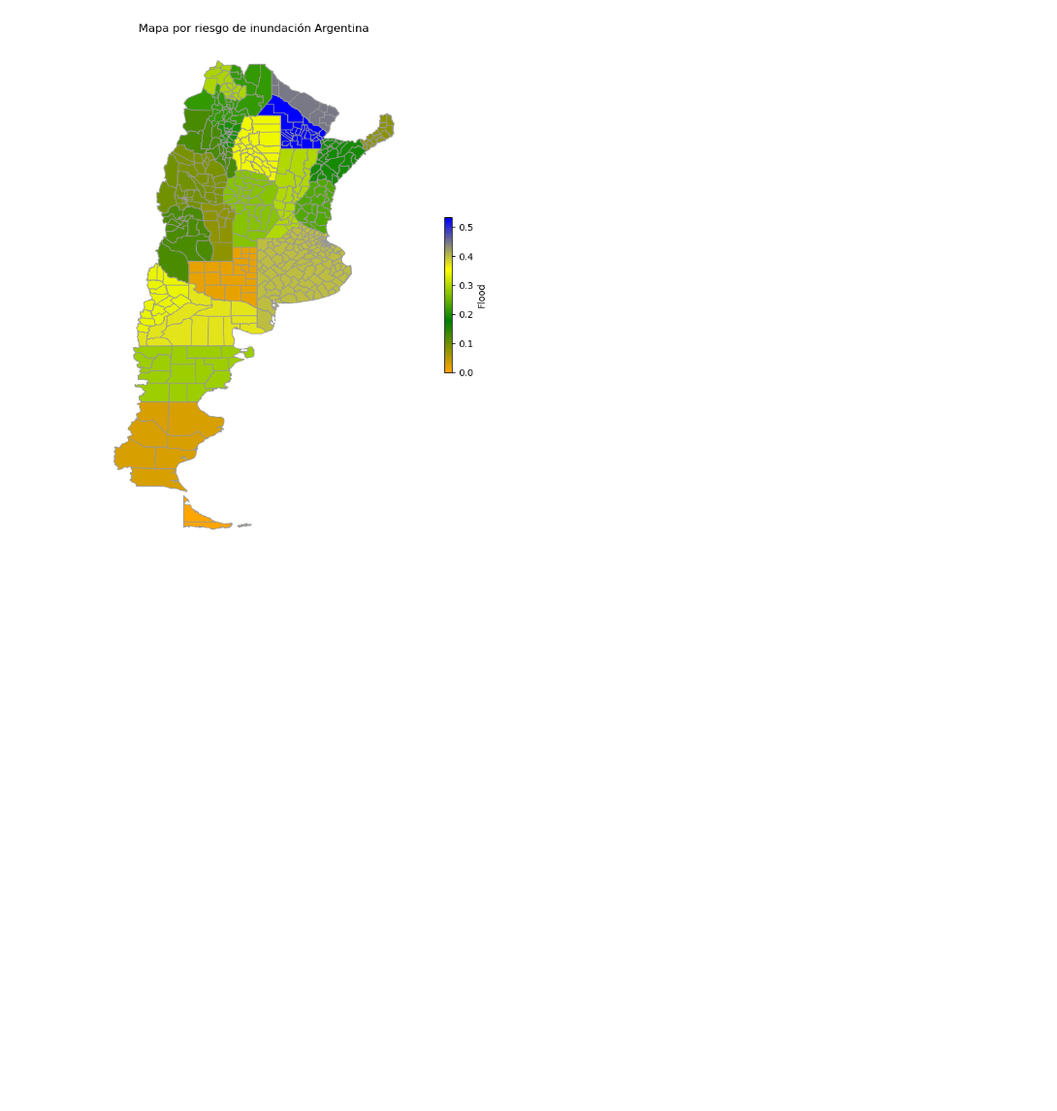
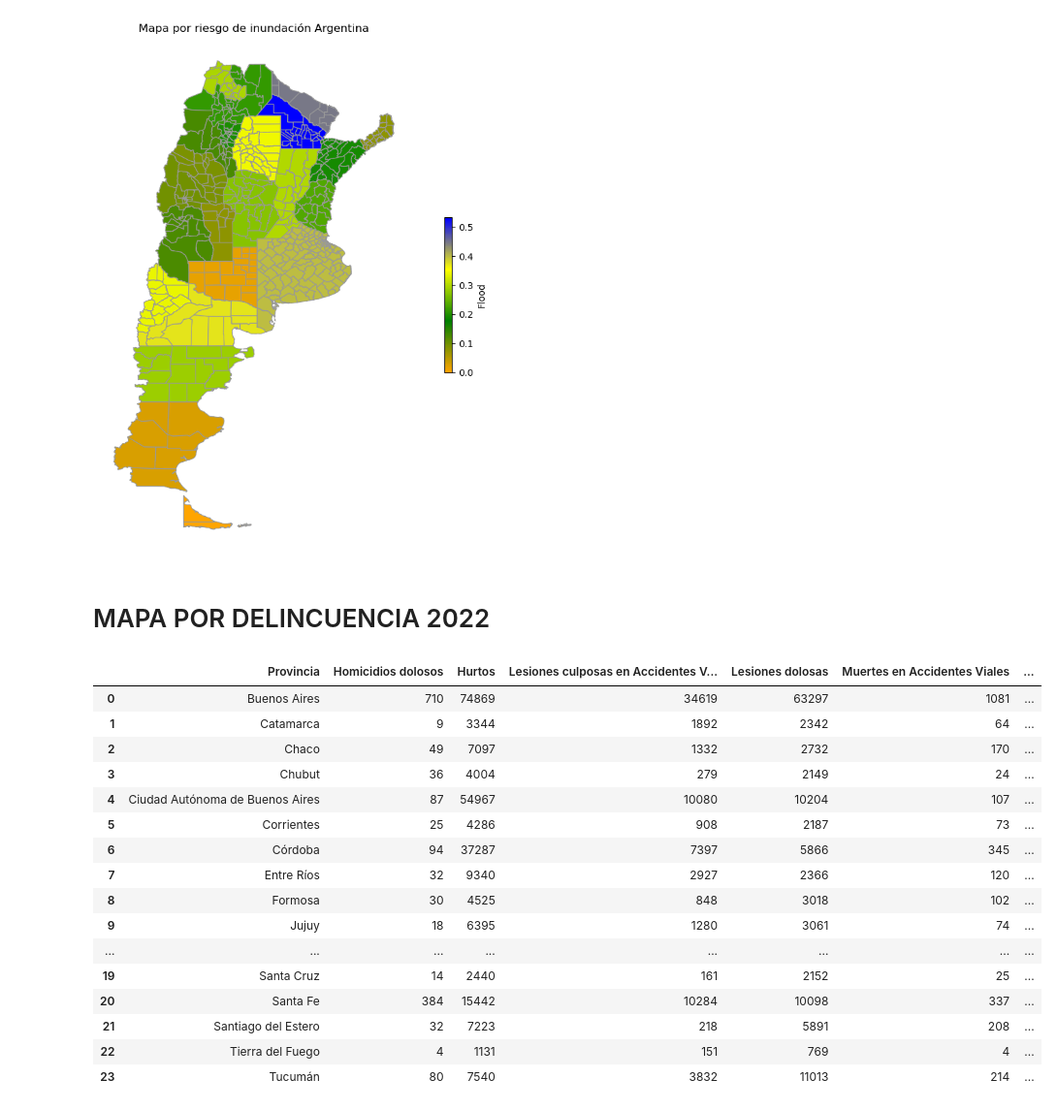
Before and after one commit to LuisG199/Proyecto_Seguros_Galicia, a Jupyter notebook: MapaArgentina.ipynb, the cells around one changed output. Shown at 97% size. Saved outputs shown, nothing was run; the diff lists cells and outputs as text; code cells hidden in the pictures; blank space fills up the shorter version.

```diff
--- a/MapaArgentina.ipynb
+++ b/MapaArgentina.ipynb
@@ -30,0 +31,8 @@ dpto_indec
+# %%
+connection_string = "BlobEndpoint=https://accountgalicia.blob.core.windows.net/;QueueEndpoint=https://accountgalicia.queue.core.windows.net/;FileEndpoint=https://accountgalicia.file.core.windows.net/;TableEndpoint=https://accountgalicia.table.core.windows.net/;SharedAccessSignature=sv=2022-11-02&ss=bfqt&srt=sco&sp=rwdlacupiyx&se=2023-10-05T07:58:00Z&st=2023-09-24T23:58:00Z&spr=https,http&sig=YUODSv2eesMJ5EOGTFJ%2B3ktu0Ebv4AE%2BU8Up%2F%2Fz03U8%3D"
+
+container_name = "proyectogalicia"
+
+blob_service_client = BlobServiceClient.from_connection_string(connection_string)
+
+container_client = blob_service_client.get_container_client(container_name)
@@ -30,0 +64,11 @@ dpto_indec
+# %%
+archivo_a_cargar2 = "archivo_subido/Data/snic-provincias.csv"
+
+# Obtener una referencia al blob
+blob_client2 = container_client.get_blob_client(archivo_a_cargar2)
+
+# Leer el contenido del blob como bytes
+blob_data2 = blob_client2.download_blob()
+archivo_bytes2 = blob_data2.readall()
+
+data_risks_delincuencia = pd.read_csv(io.BytesIO(archivo_bytes2), delimiter=',')
@@ -333,3 +158,25 @@ plt.axis("off")
 plt.show()
 # %% [output]
 [figure]
+# %% [markdown]
+# MAPA POR DELINCUENCIA 2022
+# %%
+data_risks_delincuencia_new
+# %% [output]
+|  | Provincia | Homicidios dolosos | Hurtos | Lesiones culposas en Accidentes V... | Lesiones dolosas | Muertes en Accidentes Viales | ... |
+| 0 | Buenos Aires | 710 | 74869 | 34619 | 63297 | 1081 | ... |
+| 1 | Catamarca | 9 | 3344 | 1892 | 2342 | 64 | ... |
+| 2 | Chaco | 49 | 7097 | 1332 | 2732 | 170 | ... |
+| 3 | Chubut | 36 | 4004 | 279 | 2149 | 24 | ... |
+| 4 | Ciudad Autónoma de Buenos Aires | 87 | 54967 | 10080 | 10204 | 107 | ... |
+| 5 | Corrientes | 25 | 4286 | 908 | 2187 | 73 | ... |
+| 6 | Córdoba | 94 | 37287 | 7397 | 5866 | 345 | ... |
+| 7 | Entre Ríos | 32 | 9340 | 2927 | 2366 | 120 | ... |
+| 8 | Formosa | 30 | 4525 | 848 | 3018 | 102 | ... |
+| 9 | Jujuy | 18 | 6395 | 1280 | 3061 | 74 | ... |
+| ... | ... | ... | ... | ... | ... | ... | ... |
+| 19 | Santa Cruz | 14 | 2440 | 161 | 2152 | 25 | ... |
+| 20 | Santa Fe | 384 | 15442 | 10284 | 10098 | 337 | ... |
+| 21 | Santiago del Estero | 32 | 7223 | 218 | 5891 | 208 | ... |
+| 22 | Tierra del Fuego | 4 | 1131 | 151 | 769 | 4 | ... |
+| 23 | Tucumán | 80 | 7540 | 3832 | 11013 | 214 | ... |
```
Also changed, not shown: parts of 40 cells of this notebook, 5 other files.
